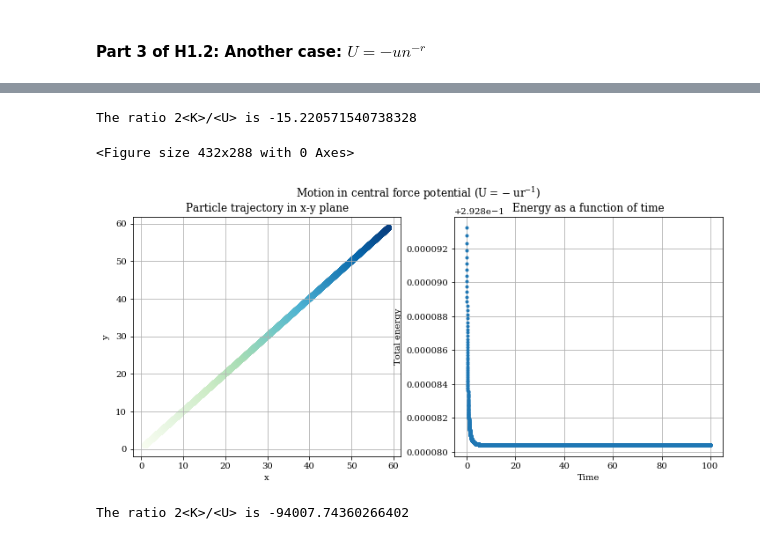
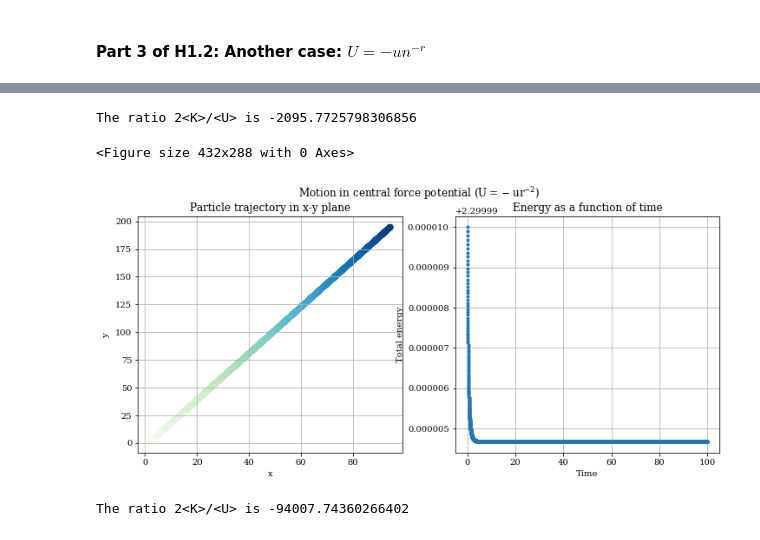
Before and after one commit to wehs7661/CompPhys, a Jupyter notebook: Homework/Homework_01.ipynb, the cells around one changed output, grey strips where cells are left out. Cells and saved outputs as stored; diff of their text form; code cells hidden in the pictures.

```diff
--- a/Homework/Homework_01.ipynb
+++ b/Homework/Homework_01.ipynb
@@ -208,7 +213,6 @@ def CFP_verlet(n, r0, p0, m=1, u=1, N=10000, dt=0.01, model1=True):
         plt.suptitle('Motion in central force potential ($U = ur^{%s}$)' %n)
     else:
         plt.suptitle('Motion in central force potential ($U = -ur^{%s}$)' %n)
-    #fig.tight_layout(pad=3.0)
 
     plt.subplot(1, 2, 1)
     plt.scatter(r[0], r[1], c = plt.cm.GnBu(np.linspace(0, 1, len(r[0]))))
@@ -225,3 +229,5 @@ def CFP_verlet(n, r0, p0, m=1, u=1, N=10000, dt=0.01, model1=True):
         plt.ticklabel_format(style='sci', axis='y', scilimits=(0, 0))
     plt.title('Energy as a function of time')
     plt.grid()
+
+    return K, U,  p
@@ -268,9 +364,9 @@ The ratio 2<K>/<U> is 4.007671599937494
 # %%
-CFP_verlet(1, [1, 1], [1, 1], model1=False)
+CFP_verlet(2, [2, 1], [1, 2], model1=False)
 # %% [output]
-The ratio 2<K>/<U> is -15.220571540738328
+The ratio 2<K>/<U> is -2095.7725798306856
 <Figure size 432x288 with 0 Axes>
-[figure, old version]
+[figure, new version]
 # %%
 CFP_verlet(4, [1, 1], [1, 5], model1=False)
 # %% [output]
```
Also changed, not shown: parts of 25 cells of this notebook.
